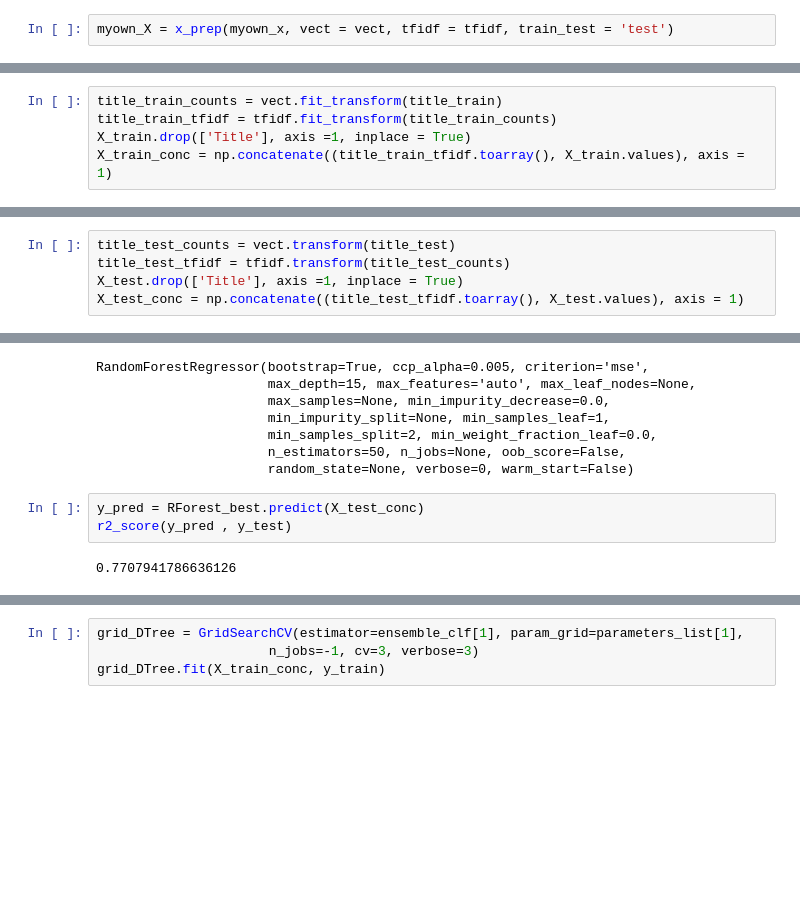
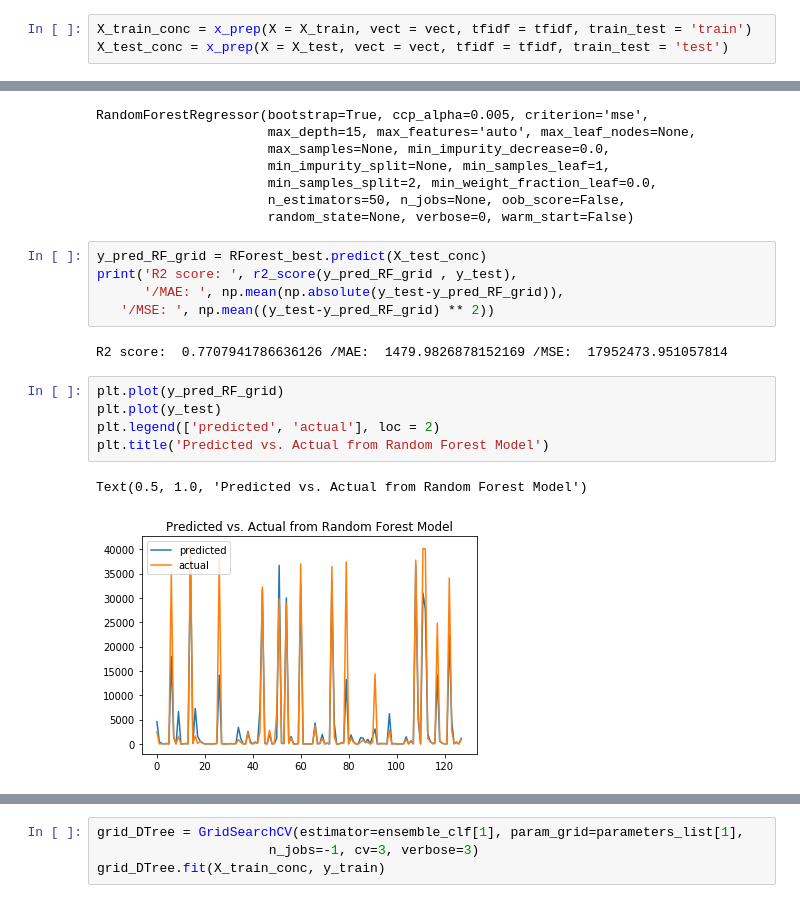
Before and after one commit to cec-wang/Amazon-sells-processing, a Jupyter notebook: Amazon Machine Learning Pipeline.ipynb, the cells around one changed output, grey strips where cells are left out. Cells and saved outputs as stored; diff of their text form; blank space fills up the shorter version.

```diff
--- a/Amazon Machine Learning Pipeline.ipynb
+++ b/Amazon Machine Learning Pipeline.ipynb
@@ -175,5 +183,6 @@ def x_prep(X, vect, tfidf, train_test):
 # %%
-myown_X = x_prep(myown_x, vect = vect, tfidf = tfidf, train_test = 'test')
+X_train_conc = x_prep(X = X_train, vect = vect, tfidf = tfidf, train_test = 'train')
+X_test_conc = x_prep(X = X_test, vect = vect, tfidf = tfidf, train_test = 'test')
 # %% [output]
 A value is trying to be set on a copy of a slice from a DataFrame
 
@@ -189,5 +190,0 @@ tfidf = TfidfTransformer()
-# %%
-title_train_counts = vect.fit_transform(title_train)
-title_train_tfidf = tfidf.fit_transform(title_train_counts)
-X_train.drop(['Title'], axis =1, inplace = True)
-X_train_conc = np.concatenate((title_train_tfidf.toarray(), X_train.values), axis = 1)
@@ -200,8 +192,3 @@ See the caveats in the documentation: https://pandas.pydata.org/pandas-docs/stab
 X_train_conc.shape
 # %% [output]
 (1144, 1511)
-# %%
-title_test_counts = vect.transform(title_test)
-title_test_tfidf = tfidf.transform(title_test_counts)
-X_test.drop(['Title'], axis =1, inplace = True)
-X_test_conc = np.concatenate((title_test_tfidf.toarray(), X_test.values), axis = 1)
@@ -324,8 +309,18 @@ RandomForestRegressor(bootstrap=True, ccp_alpha=0.005, criterion='mse',
                       min_samples_split=2, min_weight_fraction_leaf=0.0,
                       n_estimators=50, n_jobs=None, oob_score=False,
                       random_state=None, verbose=0, warm_start=False)
-# %%
-y_pred = RForest_best.predict(X_test_conc)
-r2_score(y_pred , y_test)
-# %% [output]
-0.7707941786636126
+# %%
+y_pred_RF_grid = RForest_best.predict(X_test_conc)
+print('R2 score: ', r2_score(y_pred_RF_grid , y_test),
+      '/MAE: ', np.mean(np.absolute(y_test-y_pred_RF_grid)),
+   '/MSE: ', np.mean((y_test-y_pred_RF_grid) ** 2))
+# %% [output]
+R2 score:  0.7707941786636126 /MAE:  1479.9826878152169 /MSE:  17952473.951057814
+# %%
+plt.plot(y_pred_RF_grid)
+plt.plot(y_test)
+plt.legend(['predicted', 'actual'], loc = 2)
+plt.title('Predicted vs. Actual from Random Forest Model')
+# %% [output]
+Text(0.5, 1.0, 'Predicted vs. Actual from Random Forest Model')
+[figure, added]
```
Also changed, not shown: parts of 46 cells of this notebook.
